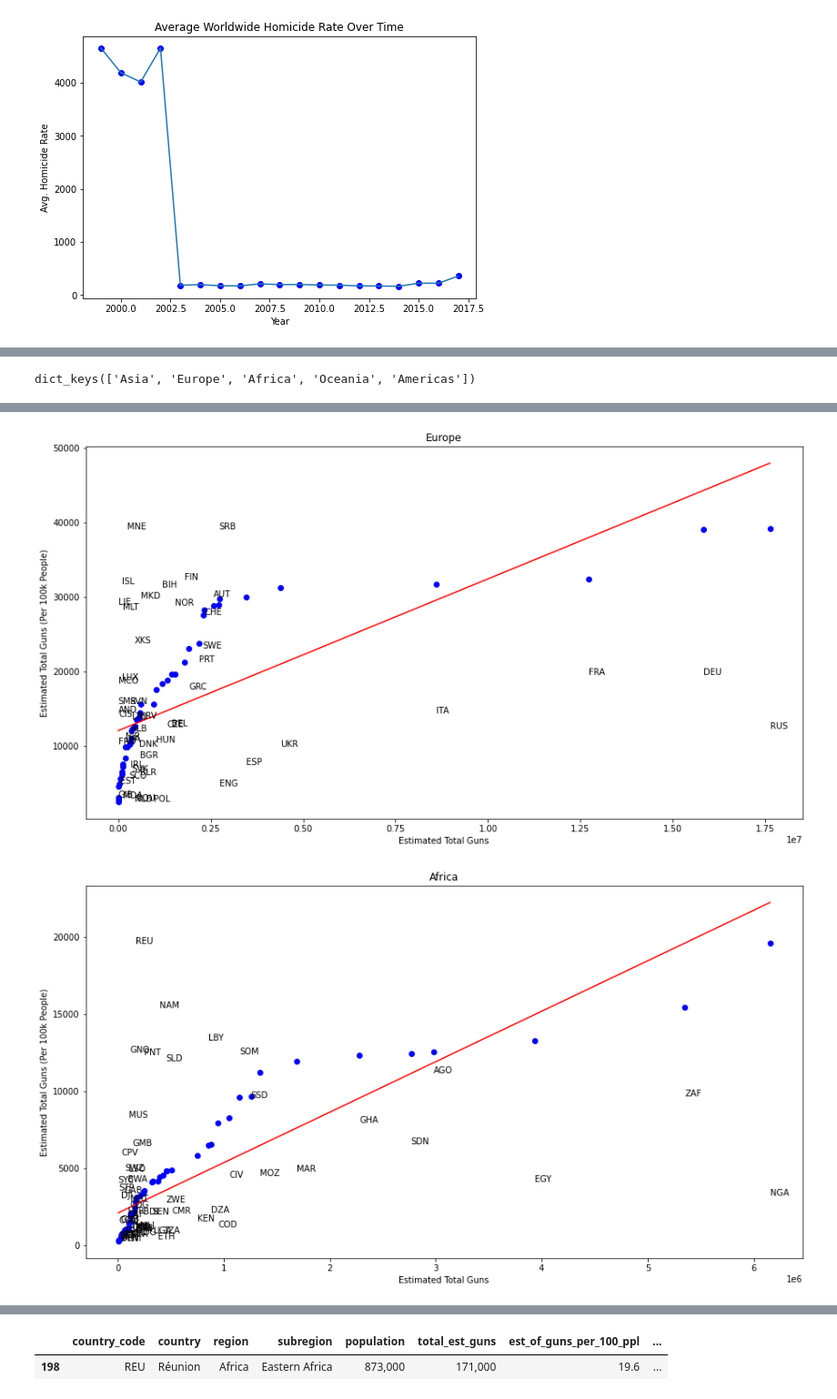
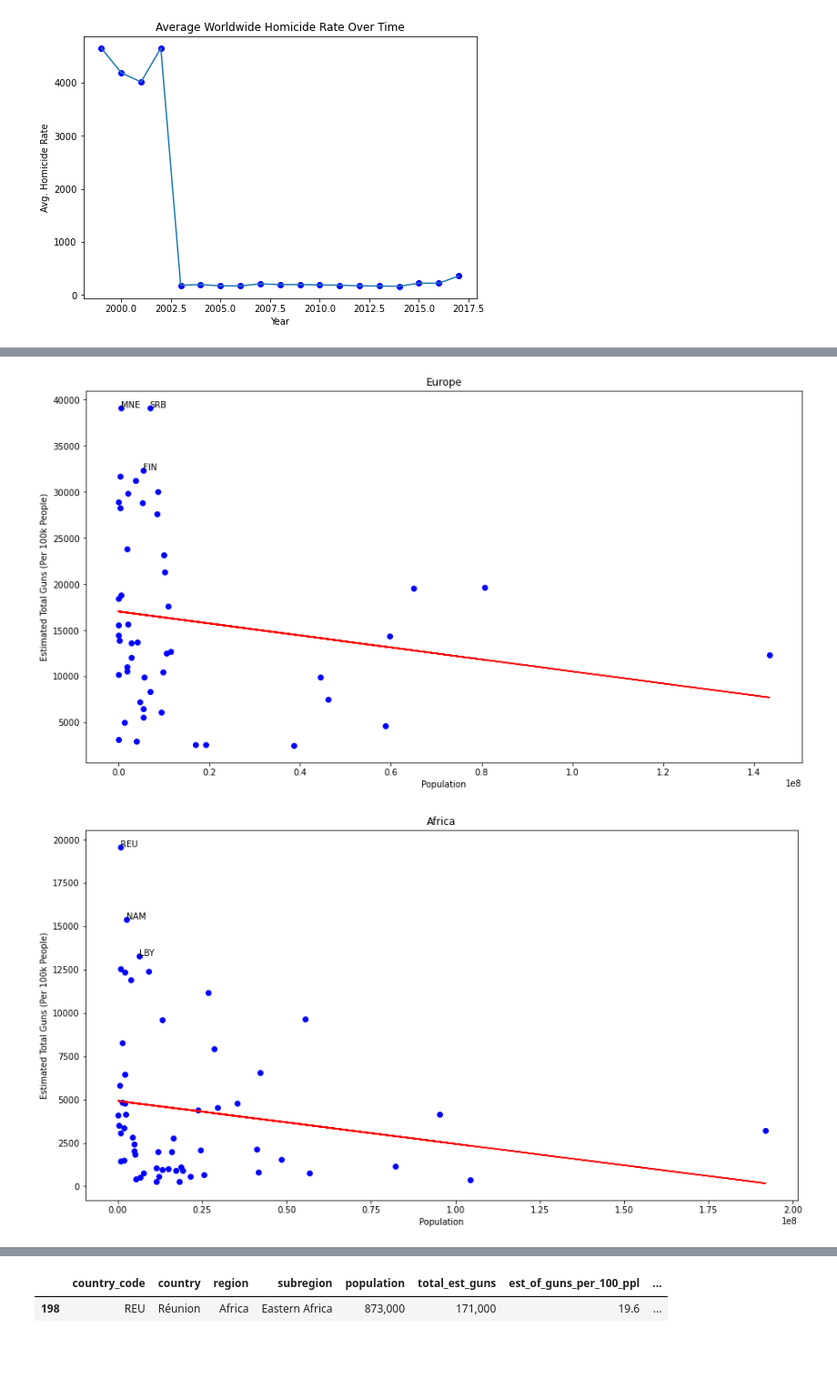
Before and after one commit to the-amazing-works-of-stephanie/gun-violence-analysis, a Jupyter notebook: fp.ipynb, the cells around one changed output, grey strips where cells are left out. Shown at 91% size. Cells and saved outputs as stored; diff of their text form; code cells hidden in the pictures; blank space fills up the shorter version.

```diff
--- a/fp.ipynb
+++ b/fp.ipynb
@@ -218,5 +202,4 @@ did a thing
 # %%
-# what is this doing?
 guns = {}
 guns_per = {}
 for key in guns_per_region.keys():
@@ -224,20 +207,17 @@ for key in guns_per_region.keys():
     total_pop = {}
     total_gun = {}
     for row in table.iterrows():
-        total_pop[row[1]['country_code']] = int(row[1]['total_est_guns'].replace(",", ""))
+        total_pop[row[1]['country_code']] = int(row[1]['population'].replace(",", ""))
         total_gun[row[1]['country_code']] = row[1]['guns_per_100k']
     guns[key] = total_pop
     guns_per[key] = total_gun
-
-guns_per.keys()
-# %% [output]
-dict_keys(['Asia', 'Europe', 'Africa', 'Oceania', 'Americas'])
 # %%
-#
 titles = list(guns_per_region.keys())
+thresholds = {'Asia': 30000, 'Europe': 32000, 'Africa': 13000, 'Oceania': 14000, 'Americas': 10000}
+check_guns_per = {}
 for i in titles:
-    x = np.sort(np.array(list(guns[i].values())))
-    y = np.sort(np.array(list(guns_per[i].values())))
+    x = (np.array(list(guns[i].values())))
+    y = (np.array(list(guns_per[i].values())))
 
     plt.figure(figsize=(15, 8))
     plt.scatter(x, y, color="Blue")
@@ -247,11 +227,15 @@ for i in titles:
     regr.fit(x.reshape(-1, 1), y.reshape(-1, 1))
     plt.plot(x.reshape(-1, 1), regr.predict(x.reshape(-1, 1)), color="Red")
 
-    plt.xlabel("Estimated Total Guns")
+    plt.xlabel("Population")
     plt.ylabel("Estimated Total Guns (Per 100k People)")
     plt.title(i)
 
     for j in guns[i].keys():
-        plt.text(x=guns[i][j], y=guns_per[i][j], s=j)
+        if guns_per[i][j] >= thresholds[i]:
+            if not check_guns_per.get(i, False):
+                check_guns_per[i] = []
+            check_guns_per[i].append(j)
+            plt.text(x=guns[i][j], y=guns_per[i][j], s=j)
     plt.show()
 # %% [output]
@@ -259,2 +243,2 @@ for i in titles:
-[figure, old version]
+[figure, new version]
-[figure, old version]
+[figure, new version]
```
Also changed, not shown: parts of 5 cells of this notebook.
